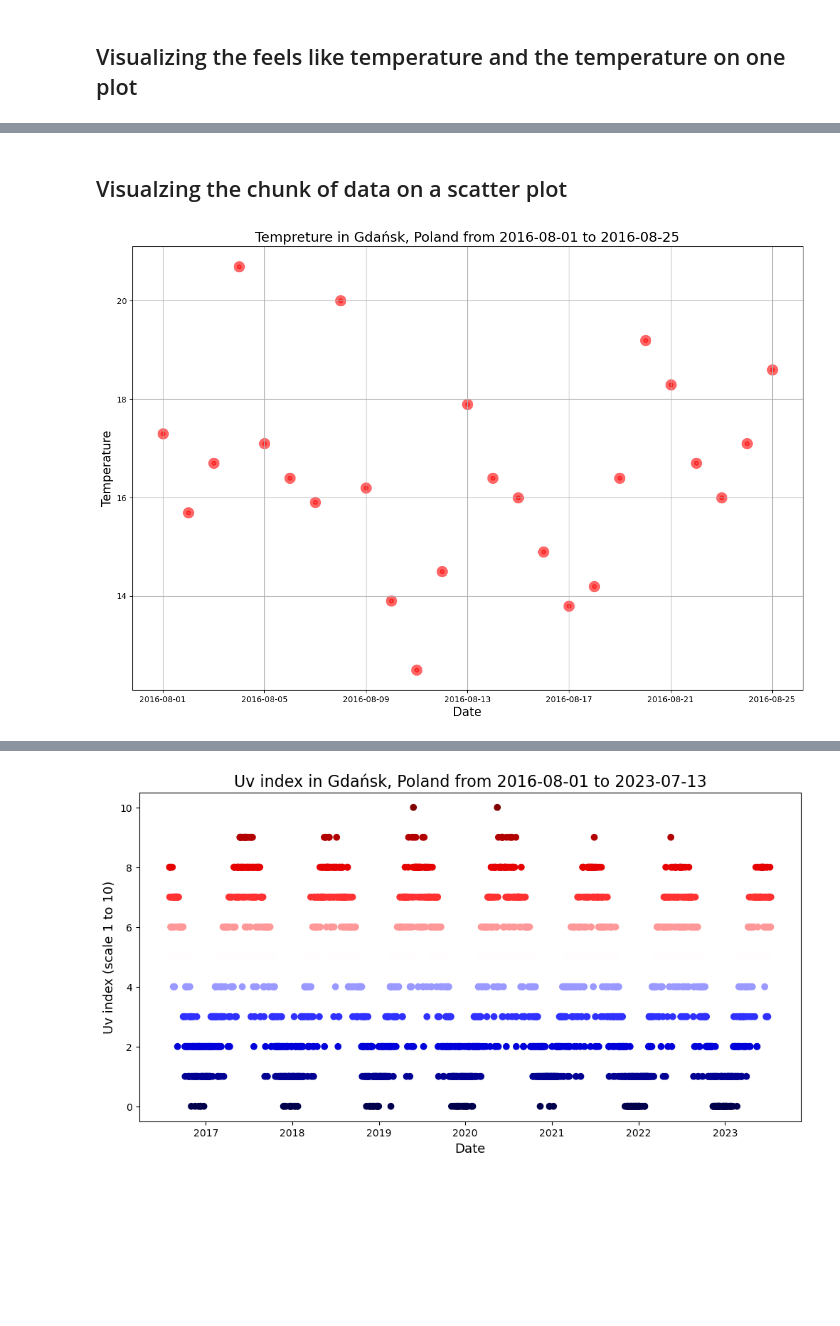
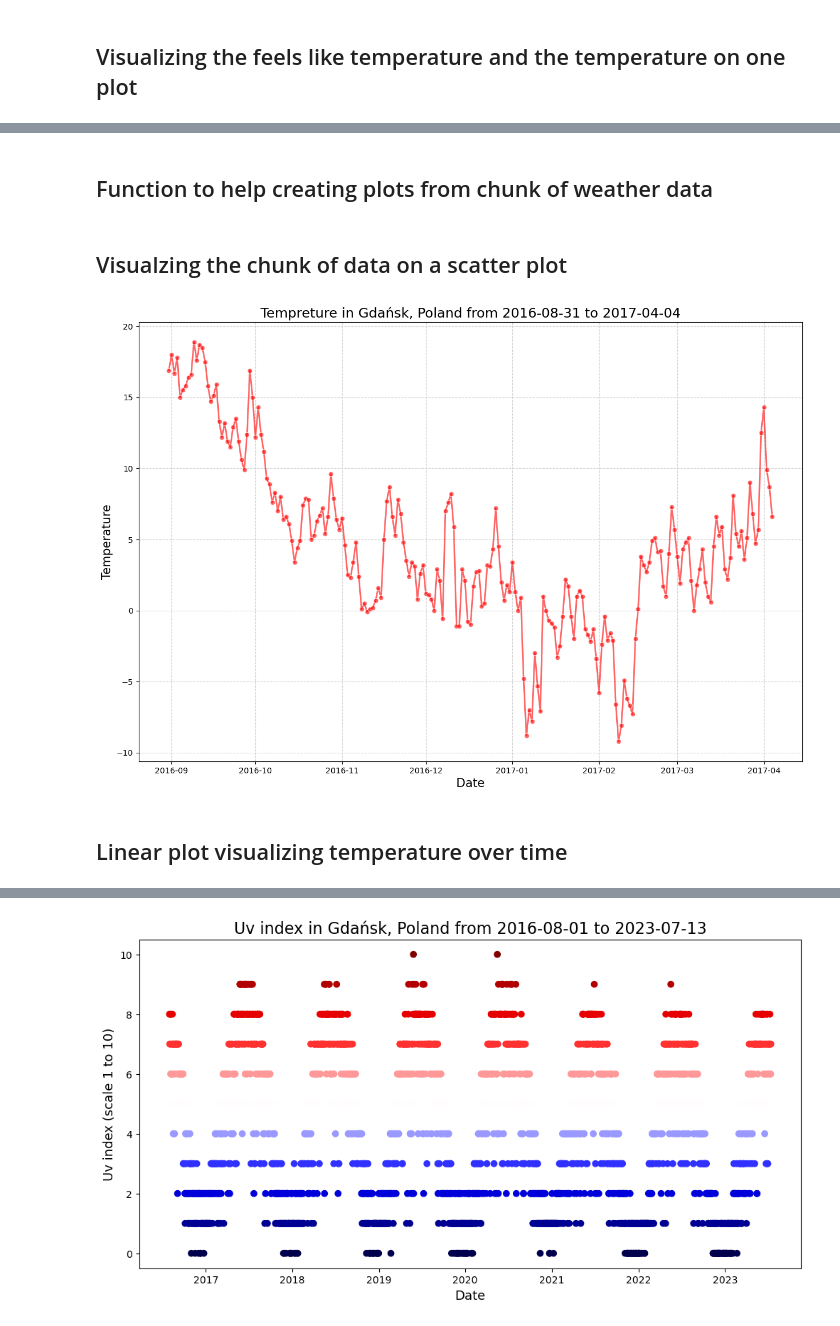
Before and after one commit to ODondalski/WeatherPatterns, a Jupyter notebook: weather.ipynb, the cells around one changed output, grey strips where cells are left out. Cells and saved outputs as stored; diff of their text form; code cells hidden in the pictures; blank space fills up the shorter version.

```diff
--- a/weather.ipynb
+++ b/weather.ipynb
@@ -41,3 +23,4 @@ list(data.columns)
 # %%
 data['datetime'] = pd.to_datetime(data['datetime'])
 data['datetime'] = data['datetime'].dt.date
+data = data.drop('name', axis=1)
@@ -86,17 +91,34 @@ print(f"The highest noted temperature {data['tempmax'].max()} / the highest feel
 The lowest noted temperature -14.7 / The lowest feels like noted temperature -22.7
 The highest noted temperature 32.7 / the highest feels like noted temperature 33.2
+# %% [markdown]
+## Function to help creating plots from chunk of weather data
+# %%
+def chunk_date_data(start_date: 'str', end_date: 'str') -> 'pandas.core.series.Series':
+    # Format YYYY-MM-DD
+    if start_date > end_date:
+        raise ValueError("start_date cannot be higher than end_date.")
+    target_date_start = pd.to_datetime(start_date).date() # Changing type of str to pd.datetime
+    target_date_end = pd.to_datetime(end_date).date()
+    index_value_start = data.loc[data['datetime'] == target_date_start].index[0] # getting index of certain date from datetime column
+    index_value_end = data.loc[data['datetime'] == target_date_end].index[0]
+    new_data = data[index_value_start:(index_value_end + 1)]
+    new_data = new_data = new_data.reset_index(drop=True) # Resetting indexes to start from 0
+    return new_data
 # %% [markdown]
 ## Visualzing the chunk of data on a scatter plot
 # %%
+data_chunk = chunk_date_data(start_date='2016-08-31', end_date='2017-04-04')
 plt.figure(figsize=(15, 10))
-plt.scatter(x=data['datetime'][:25], y=data['temp'][:25], color='red', alpha=0.6, linewidths=8)
-plt.grid()
+sns.lineplot(x=data_chunk['datetime'], y=data_chunk['temp'], color='red', alpha=0.6, linewidth=2, marker='o')
+plt.grid(linestyle='--', color='lightgray')
 plt.xlabel('Date', fontsize=15)
 plt.ylabel('Temperature', fontsize=15)
-plt.title(f"Tempreture in Gdańsk, Poland from {data['datetime'][:25].min()} to {data['datetime'][:25].max()}", fontsize=17)
+plt.title(f"Tempreture in Gdańsk, Poland from {data_chunk['datetime'].min()} to {data_chunk['datetime'].max()}", fontsize=17)
 plt.show()
 # %% [output]
-[figure, old version]
+[figure, new version]
+# %% [markdown]
+## Linear plot visualizing temperature over time
 # %%
 plt.figure(figsize=(12, 6))
 sns.lineplot(x=data['datetime'], y=data['temp'], color='#FFA000')
```
Also changed, not shown: parts of 23 cells of this notebook.
